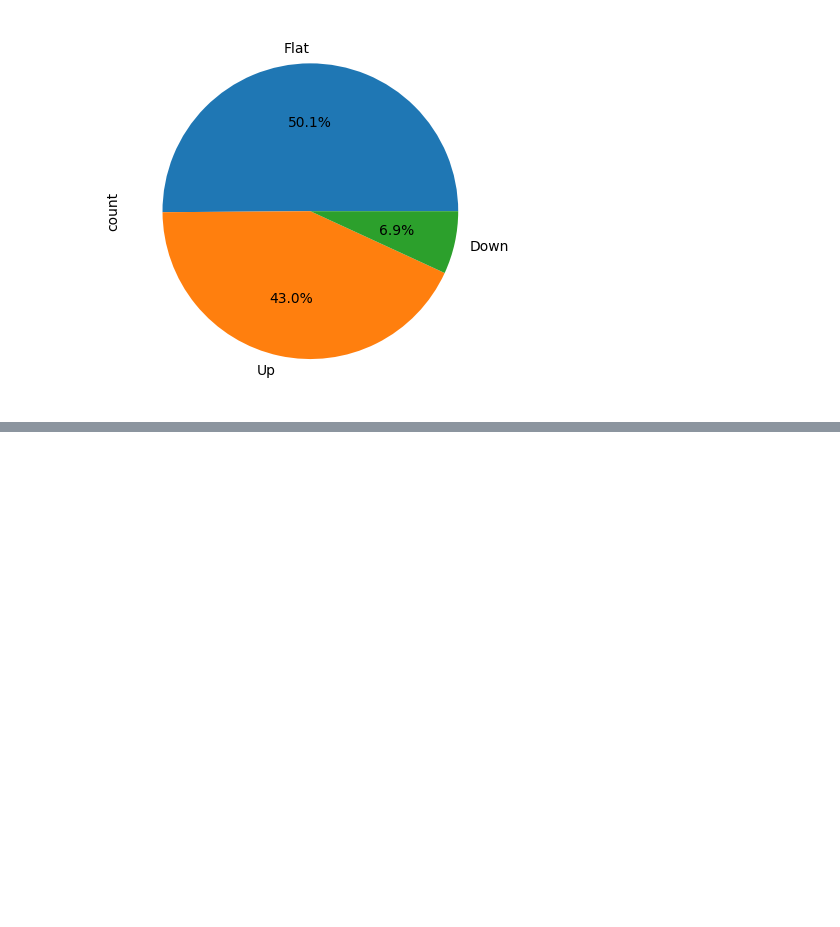
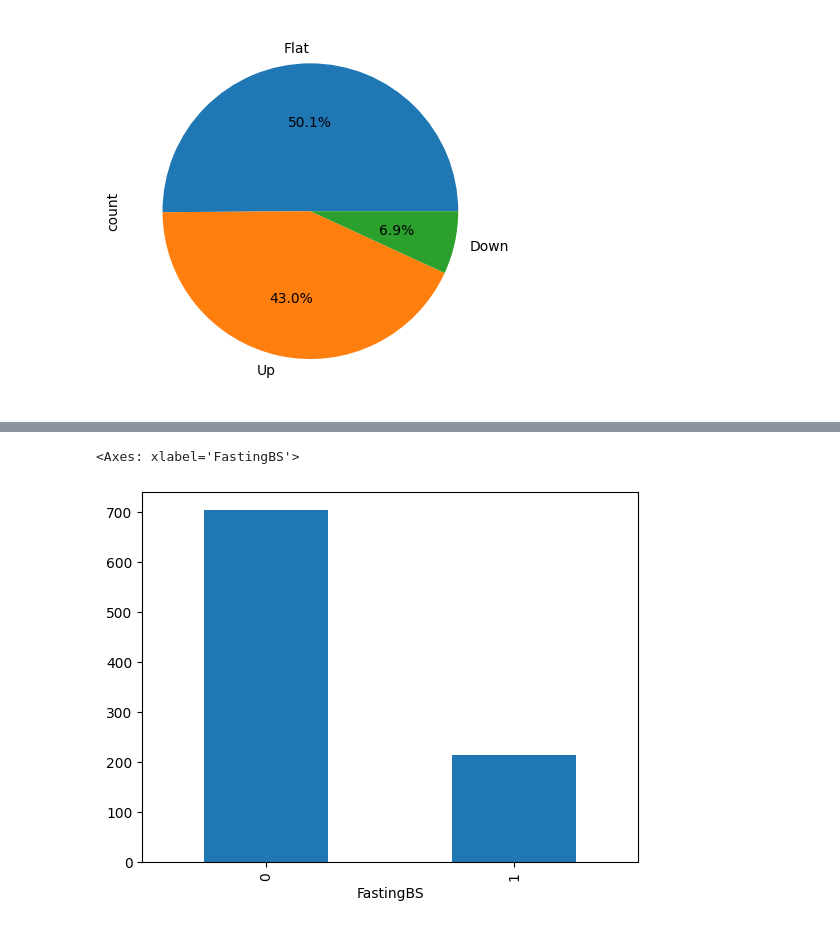
Before and after one commit to nehaljain21/Heart_Disease_EDA, a Jupyter notebook: HeartDisease.ipynb, the cells around one changed output, grey strips where cells are left out. Cells and saved outputs as stored; diff of their text form; code cells hidden in the pictures; blank space fills up the shorter version.

```diff
--- a/HeartDisease.ipynb
+++ b/HeartDisease.ipynb
@@ -178,0 +189,5 @@ df['ST_Slope'].value_counts().plot(kind='pie',autopct='%1.1f%%')
+# %%
+df['FastingBS'].value_counts().plot(kind='bar')
+# %% [output]
+<Axes: xlabel='FastingBS'>
+[figure, added]
```
Also changed, not shown: parts of 3 cells of this notebook.
